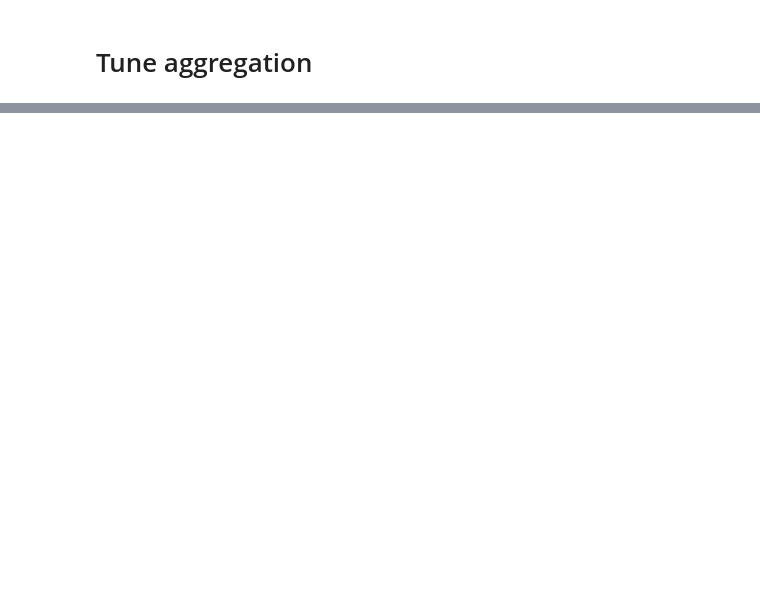
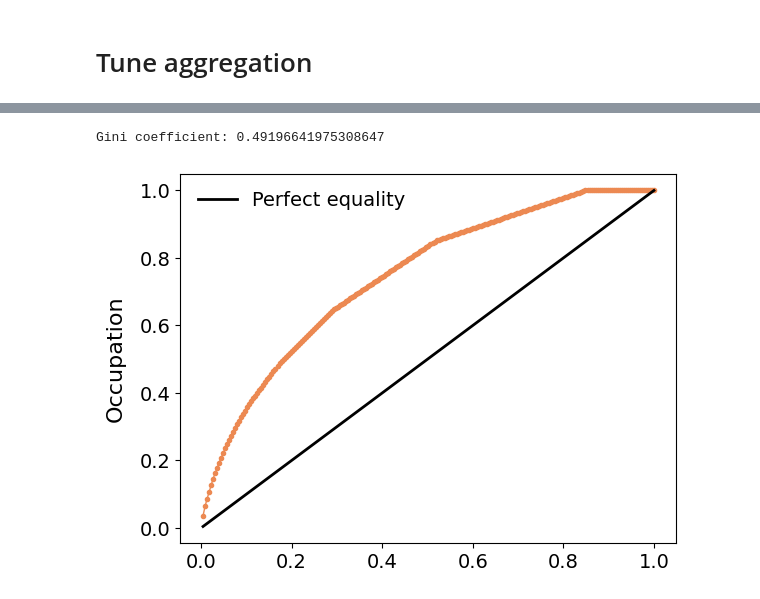
Before and after one commit to underDD/TFM, a Jupyter notebook: plots.ipynb, the cells around one changed output, grey strips where cells are left out. Drawn from its saved outputs; the diff is of its cells as text; code cells hidden in the pictures; blank space fills up the shorter version.

```diff
--- a/plots.ipynb
+++ b/plots.ipynb
@@ -689,0 +597,50 @@ Gini (ngrid=15): 0.4921
+# %%
+import numpy as np
+import pandas as pd
+import matplotlib.pyplot as plt
+from pypalettes import load_cmap
+sunset2 = load_cmap('Sunset2', cmap_type='continuous')
+
+filename = 'agrupation/neurons_params_agg1_ng4_nic50_m0.50_s0.10.txt'
+
+def load_neuron_params(filename):
+    data = np.loadtxt(filename, skiprows=1)
+    return data[:,0], data[:,1], data[:,2], data[:,3], data[:,4]
+
+X, Y, Soma_Diameter, Dendrite_Diameter, Axon_Length = load_neuron_params(filename)
+L = 2 # (mm)
+H, _, _ = np.histogram2d(X,Y, bins = n_grid, range=[[xmin,xmax],[ymin,ymax]]) # H devuelve ordenado de forma (x,y)
+
+bin_sum = H.sum()
+# print("Total neurons:", bin_sum)
+
+sum_gini = 0.0
+G = np.zeros(len(H.flatten()), dtype=np.float64)
+
+H_flat = H.flatten()
+H_flat.sort()
+H_flat = H_flat[::-1]  # invierte el array para ordenar de mayor a menor
+for i, h in enumerate(H_flat):
+    sum_gini += h
+    G[i] = sum_gini/bin_sum
+
+ngrid = 15
+bins = np.arange(1, ngrid*ngrid+1)
+bins = bins/(ngrid*ngrid)
+
+area_between = np.trapezoid(G-bins, bins)
+Gini = 2*area_between
+print("Gini coefficient:", Gini)
+
+# print("Bins:", bins)
+plt.plot(bins, G, color=sunset2(0.8), marker='o', markersize=3, linestyle='-', lw=1)
+plt.plot(bins,bins, color='black', linestyle='-', lw=2, label = "Perfect equality")
+plt.legend(fontsize=14, loc='best', frameon=False)
+plt.xlabel('', fontsize=16, labelpad=10)
+plt.ylabel('Occupation', fontsize=16, labelpad=10)
+plt.xticks(fontsize=14)
+plt.yticks(fontsize=14)
+plt.show()
+# %% [output]
+Gini coefficient: 0.49196641975308647
+[figure, added]
```
Also changed, not shown: parts of 13 cells of this notebook, 6 other files.
